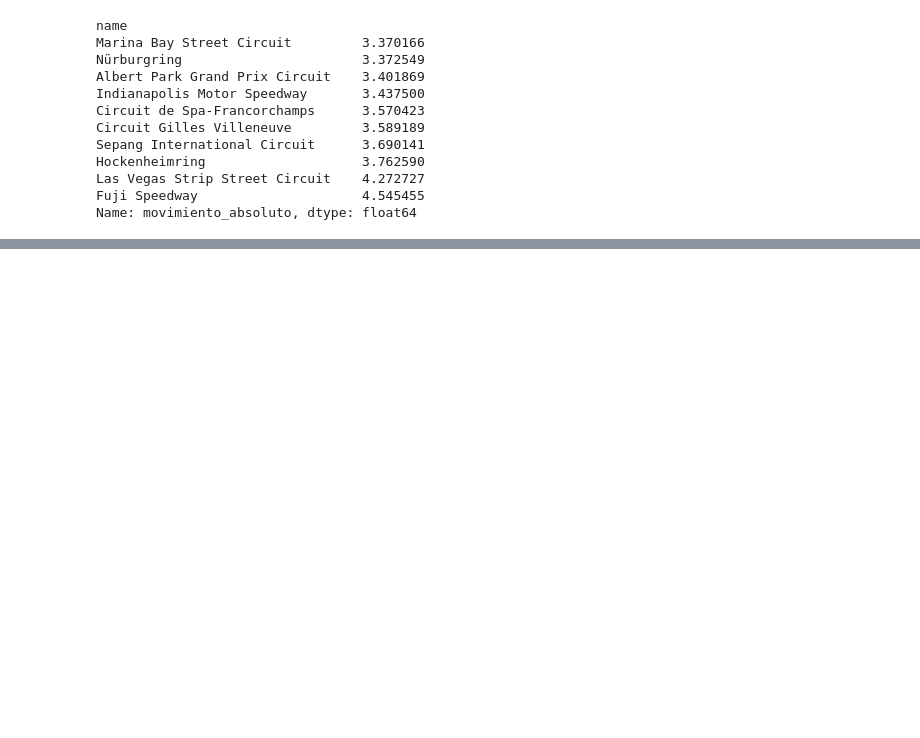
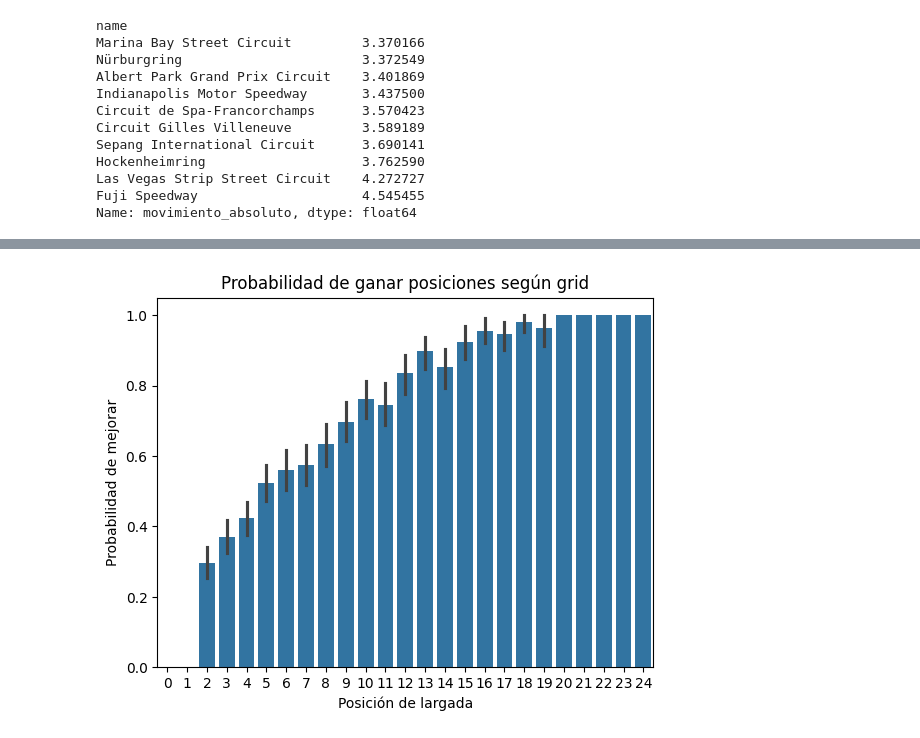
Before and after one commit to ividelmastro/Ciencia-de-datos, a Jupyter notebook: ver_bd.ipynb, the cells around one changed output, grey strips where cells are left out. Cells and saved outputs as stored; diff of their text form; code cells hidden in the pictures; blank space fills up the shorter version.

```diff
--- a/ver_bd.ipynb
+++ b/ver_bd.ipynb
@@ -345,0 +393,16 @@ Name: movimiento_absoluto, dtype: float64
+# %%
+df_clean['mejora'] = df_clean['diferencia_posiciones'] > 0
+
+sns.barplot(
+    data=df_clean,
+    x='grid',
+    y='mejora'
+)
+
+plt.title('Probabilidad de ganar posiciones según grid')
+plt.ylabel('Probabilidad de mejorar')
+plt.xlabel('Posición de largada')
+
+plt.show()
+# %% [output]
+[figure, added]
```
Also changed, not shown: parts of 7 cells of this notebook.
